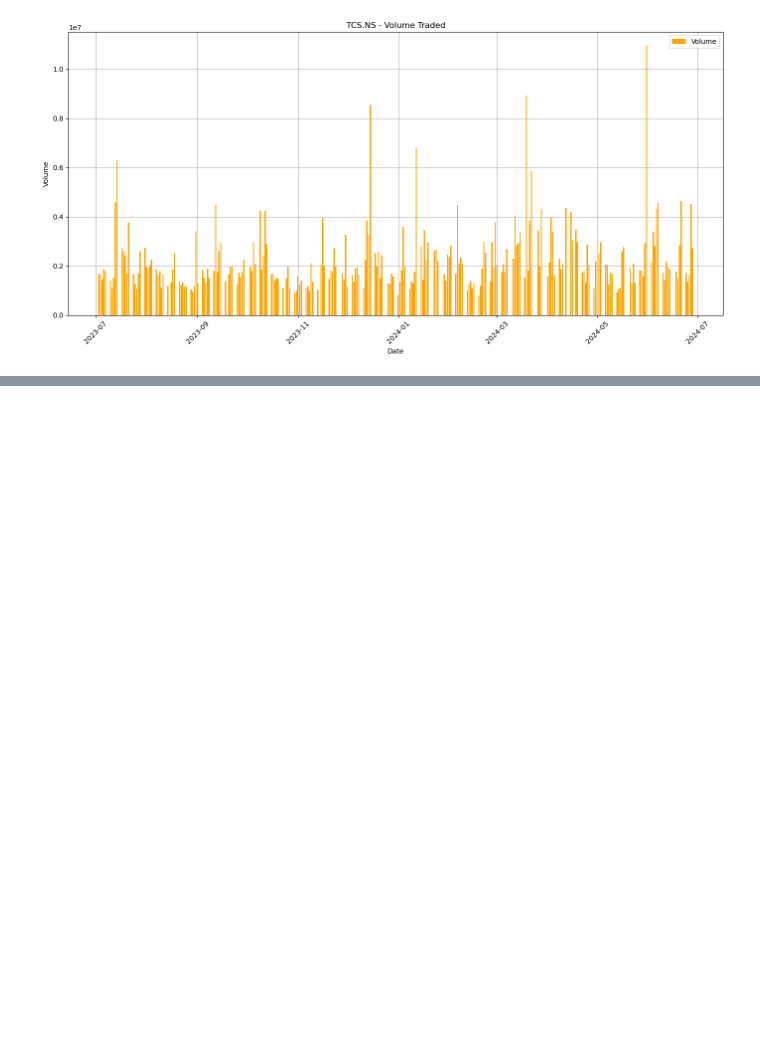
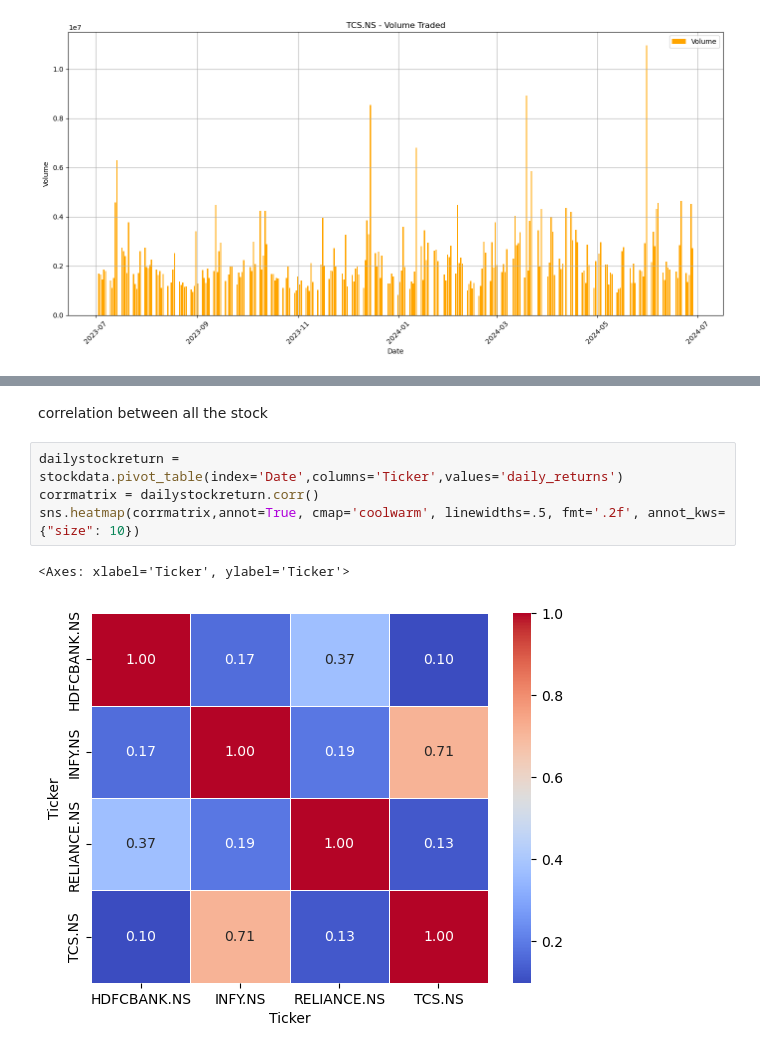
Before and after one commit to jagadabhijaswanth/Stock-Market-Portfolio-Optimization, a Jupyter notebook: Stock-Market-Portfolio-Optimization.ipynb, the cells around one changed output, grey strips where cells are left out. Drawn from its saved outputs; the diff is of its cells as text; blank space fills up the shorter version.

Commit message:
corr

```diff
--- a/Stock-Market-Portfolio-Optimization.ipynb
+++ b/Stock-Market-Portfolio-Optimization.ipynb
@@ -221,0 +259,9 @@ plt.show()
+# %% [markdown]
+correlation between all the stock
+# %%
+dailystockreturn = stockdata.pivot_table(index='Date',columns='Ticker',values='daily_returns')
+corrmatrix = dailystockreturn.corr()
+sns.heatmap(corrmatrix,annot=True, cmap='coolwarm', linewidths=.5, fmt='.2f', annot_kws={"size": 10})
+# %% [output]
+<Axes: xlabel='Ticker', ylabel='Ticker'>
+[figure, added]
```
Also changed, not shown: parts of 4 cells of this notebook.
